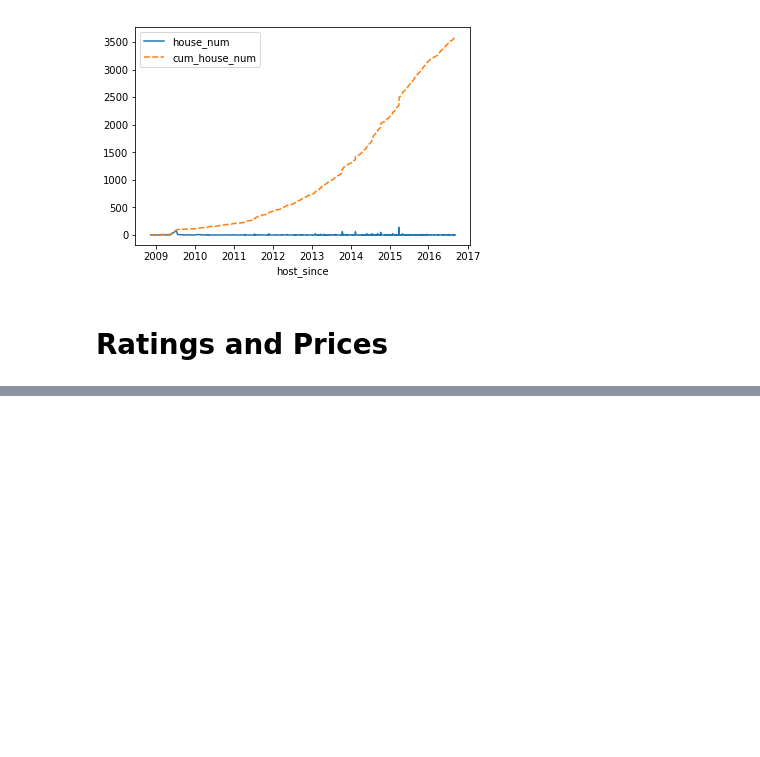
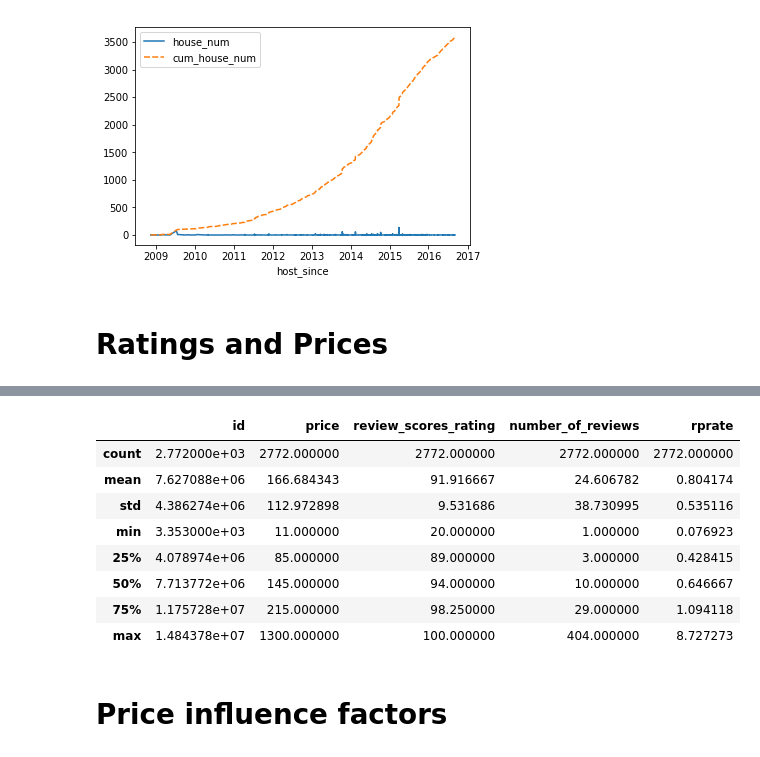
Before and after one commit to haataa/airbnb_finding, a Jupyter notebook: airbnb_findding.ipynb, the cells around one changed output, grey strips where cells are left out. Drawn from its saved outputs; the diff is of its cells as text; code cells hidden in the pictures; blank space fills up the shorter version.

```diff
--- a/airbnb_findding.ipynb
+++ b/airbnb_findding.ipynb
@@ -170,0 +189,14 @@ bs_price_rate = review_scores_rating["price",""]
+# %%
+bs_price_rate.describe()
+# %% [output]
+|  | id | price | review_scores_rating | number_of_reviews | rprate |
+| count | 2.772000e+03 | 2772.000000 | 2772.000000 | 2772.000000 | 2772.000000 |
+| mean | 7.627088e+06 | 166.684343 | 91.916667 | 24.606782 | 0.804174 |
+| std | 4.386274e+06 | 112.972898 | 9.531686 | 38.730995 | 0.535116 |
+| min | 3.353000e+03 | 11.000000 | 20.000000 | 1.000000 | 0.076923 |
+| 25% | 4.078974e+06 | 85.000000 | 89.000000 | 3.000000 | 0.428415 |
+| 50% | 7.713772e+06 | 145.000000 | 94.000000 | 10.000000 | 0.646667 |
+| 75% | 1.175728e+07 | 215.000000 | 98.250000 | 29.000000 | 1.094118 |
+| max | 1.484378e+07 | 1300.000000 | 100.000000 | 404.000000 | 8.727273 |
+# %% [markdown]
+# Price influence factors
```
Also changed, not shown: parts of 6 cells of this notebook.
